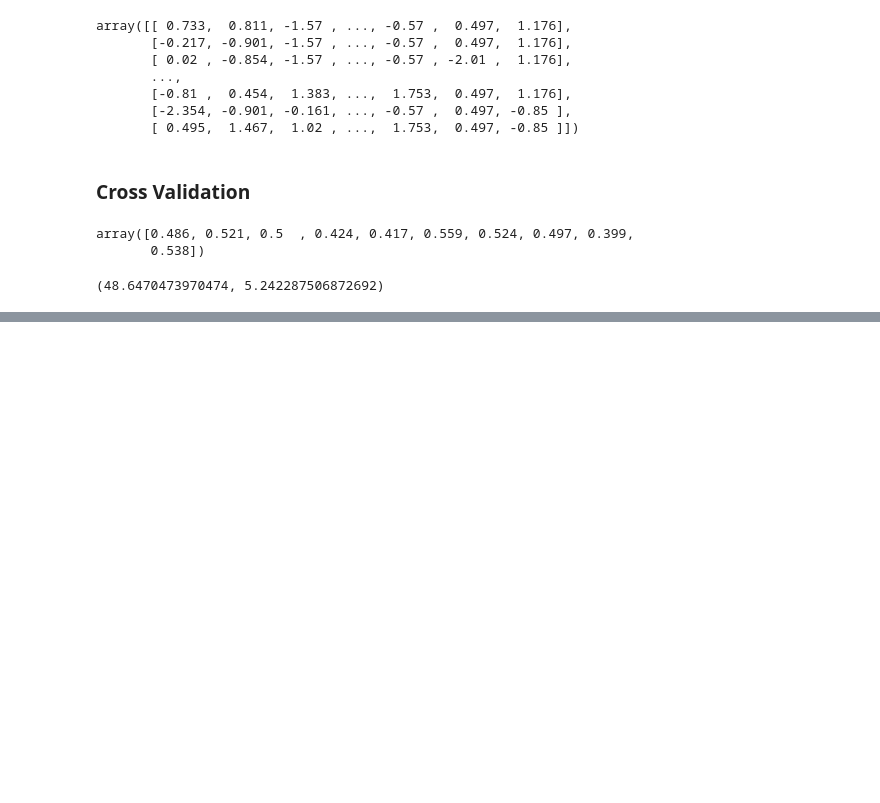
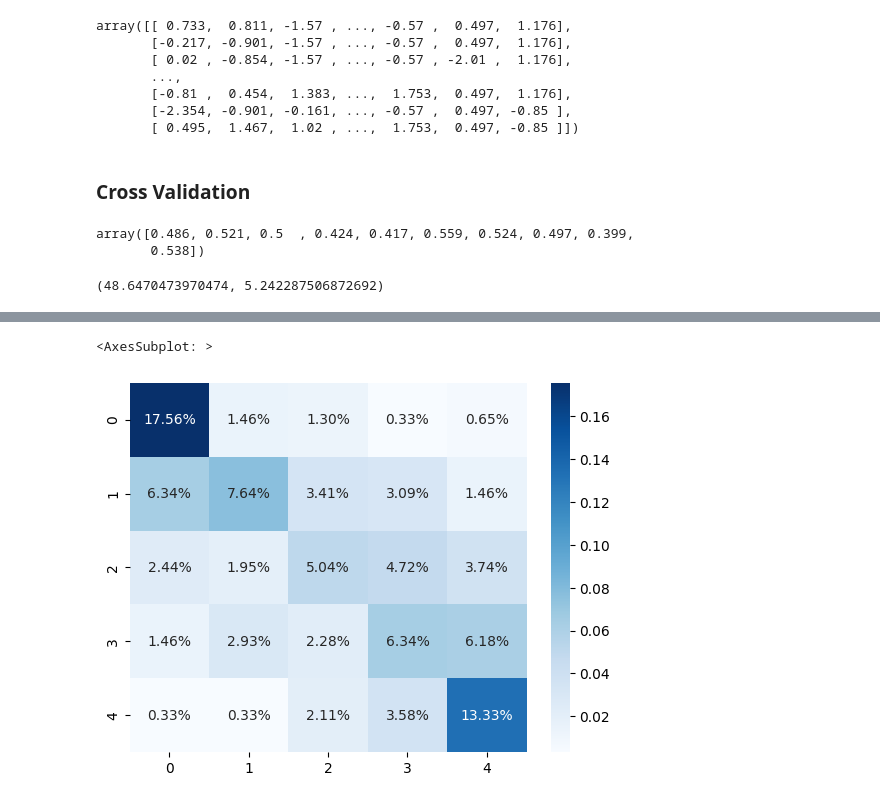
Before and after one commit to JiyaG143/pfsinterns, a Jupyter notebook: deepnote/Email_Spam_Detection_Project/Heart Disease Prediction.ipynb, the cells around one changed output, grey strips where cells are left out. Cells and saved outputs as stored; diff of their text form; code cells hidden in the pictures; blank space fills up the shorter version.

```diff
--- a/deepnote/Email_Spam_Detection_Project/Heart Disease Prediction.ipynb
+++ b/deepnote/Email_Spam_Detection_Project/Heart Disease Prediction.ipynb
@@ -612,0 +651,7 @@ results.mean()*100, results.std()*100
+# %%
+pred_y = lr_1.predict(x_test_sc)
+matrix = confusion_matrix(y_test, pred_y)
+sns.heatmap(matrix/np.sum(matrix), annot=True, fmt='.2%', cmap='Blues')
+# %% [output]
+<AxesSubplot: >
+[figure, added]
```
Also changed, not shown: parts of 7 cells of this notebook.
